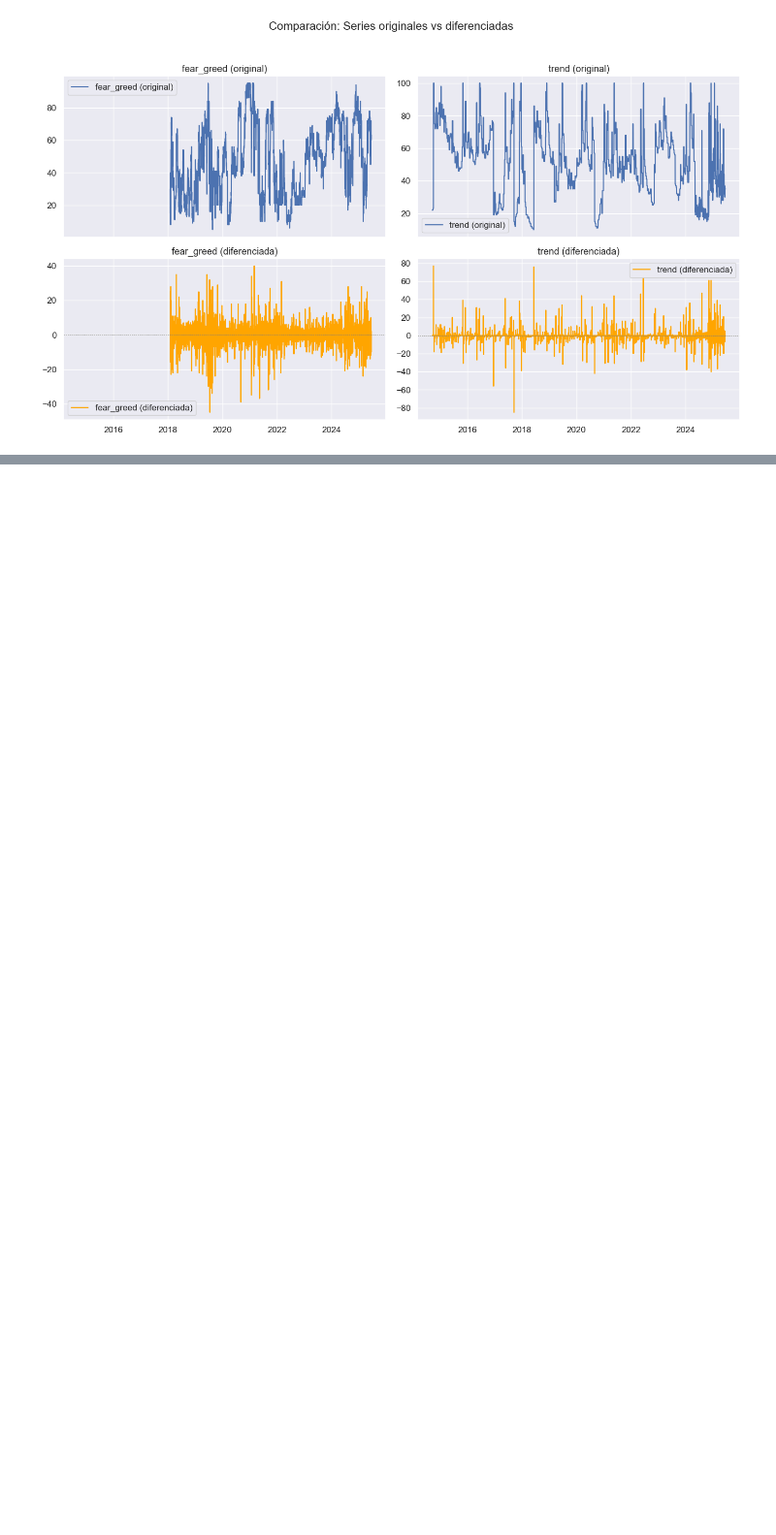
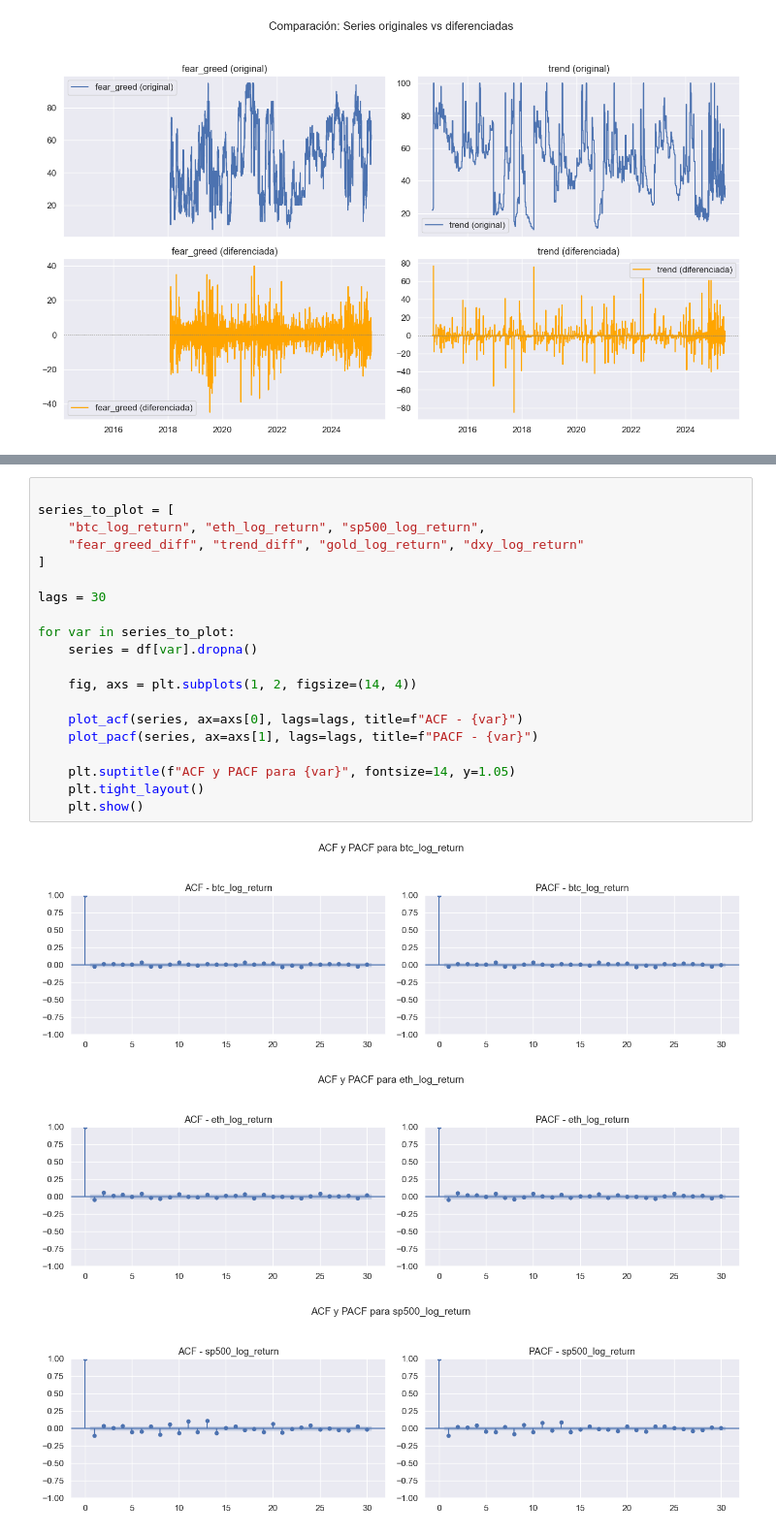
Before and after one commit to claudiobarril/tp_ast1_19co2024, a Jupyter notebook: notebooks/3_exploratory_analysis.ipynb, the cells around one changed output, grey strips where cells are left out. Shown at 97% size. Cells and saved outputs as stored; diff of their text form; blank space fills up the shorter version.

```diff
--- a/notebooks/3_exploratory_analysis.ipynb
+++ b/notebooks/3_exploratory_analysis.ipynb
@@ -272,0 +285,24 @@ La diferenciación eliminó los patrones estructurales de fondo (como cambios de
+# %%
+
+series_to_plot = [
+    "btc_log_return", "eth_log_return", "sp500_log_return",
+    "fear_greed_diff", "trend_diff", "gold_log_return", "dxy_log_return"
+]
+
+lags = 30
+
+for var in series_to_plot:
+    series = df[var].dropna()
+
+    fig, axs = plt.subplots(1, 2, figsize=(14, 4))
+
+    plot_acf(series, ax=axs[0], lags=lags, title=f"ACF - {var}")
+    plot_pacf(series, ax=axs[1], lags=lags, title=f"PACF - {var}")
+
+    plt.suptitle(f"ACF y PACF para {var}", fontsize=14, y=1.05)
+    plt.tight_layout()
+    plt.show()
+# %% [output]
+[figure, added]
+[figure, added]
+[figure, added]
```
Also changed, not shown: parts of 5 cells of this notebook.
